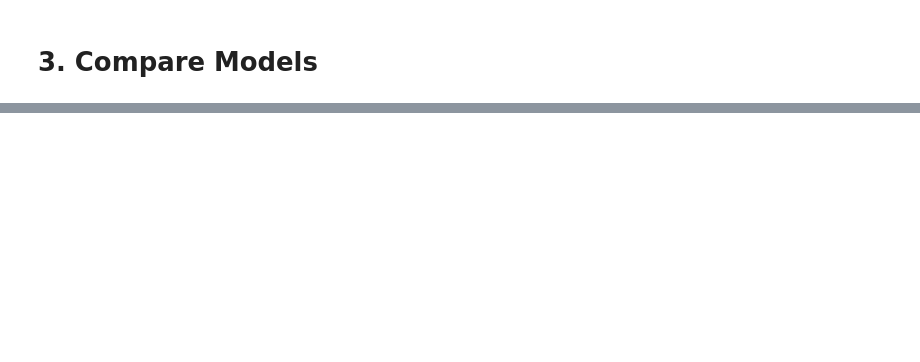
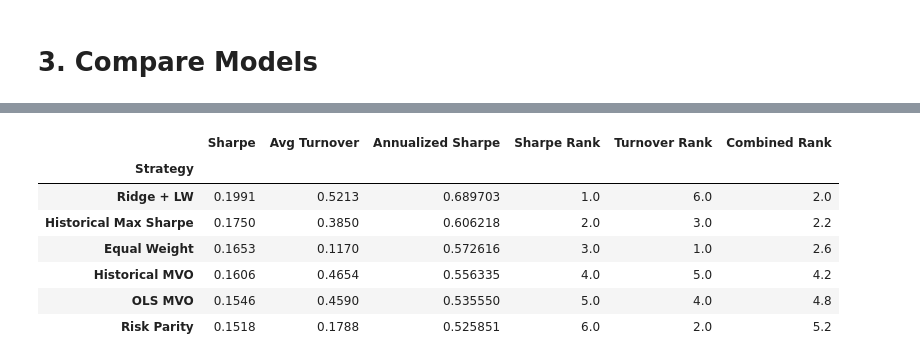
Before and after one commit to alexkhadr/Algo-Trading, a Jupyter notebook: MMF1921_Project_Model_Comparison.ipynb, the cells around one changed output, grey strips where cells are left out. Cells and saved outputs as stored; diff of their text form; code cells hidden in the pictures; blank space fills up the shorter version.

```diff
--- a/MMF1921_Project_Model_Comparison.ipynb
+++ b/MMF1921_Project_Model_Comparison.ipynb
@@ -42,7 +28,0 @@ dates   = factorRet.index
-# %%
-# Calculate the stocks monthly excess returns
-# pct change and drop the first null observation
-returns = adjClose.pct_change(1).iloc[1:, :]
-returns = returns  - np.diag(riskFree.values) @ np.ones_like(returns.values)
-# Align the price table to the asset and factor returns tables by discarding the first observation.
-adjClose = adjClose.iloc[1:,:]
@@ -80,7 +57,7 @@ grids = {
 
     "historical_max_sharpe": {
         "NumObs": [42, 48, 54],
-        "max_weight": [0.05, 0.075, 0.10, 0.125]
+        "max_weight": [0.05, 0.075, 0.10, 0.125],
     },
 }
 # %%
@@ -96,7 +73,8 @@ for strategy_name, param_grid in grids.items():
         adjClose,
         factorRet,
         strategy_name=strategy_name,
-        param_grid=param_grid
+        param_grid=param_grid,
+        turnover_weight=0.02
     )
 
     best_models[strategy_name] = {
@@ -129,0 +220,6 @@ NameError: name 'portfExRets' is not defined
+# %%
+# 7. Add annualized Sharpe for interpretation
+
+comparison_results["Annualized Sharpe"] = comparison_results["Sharpe"] * np.sqrt(12)
+
+comparison_results
@@ -129,0 +250,19 @@ NameError: name 'portfExRets' is not defined
+# %%
+comparison_results["Sharpe Rank"] = comparison_results["Sharpe"].rank(ascending=False)
+comparison_results["Turnover Rank"] = comparison_results["Avg Turnover"].rank(ascending=True)
+
+comparison_results["Combined Rank"] = (
+    0.8 * comparison_results["Sharpe Rank"] +
+    0.2 * comparison_results["Turnover Rank"]
+)
+
+comparison_results.sort_values("Combined Rank")
+# %% [output]
+|  | Sharpe | Avg Turnover | Annualized Sharpe | Sharpe Rank | Turnover Rank | Combined Rank |
+| Strategy |  |  |  |  |  |  |
+| Ridge + LW | 0.1991 | 0.5213 | 0.689703 | 1.0 | 6.0 | 2.0 |
+| Historical Max Sharpe | 0.1750 | 0.3850 | 0.606218 | 2.0 | 3.0 | 2.2 |
+| Equal Weight | 0.1653 | 0.1170 | 0.572616 | 3.0 | 1.0 | 2.6 |
+| Historical MVO | 0.1606 | 0.4654 | 0.556335 | 4.0 | 5.0 | 4.2 |
+| OLS MVO | 0.1546 | 0.4590 | 0.535550 | 5.0 | 4.0 | 4.8 |
+| Risk Parity | 0.1518 | 0.1788 | 0.525851 | 6.0 | 2.0 | 5.2 |
```
Also changed, not shown: parts of 12 cells of this notebook, 2 other files.
